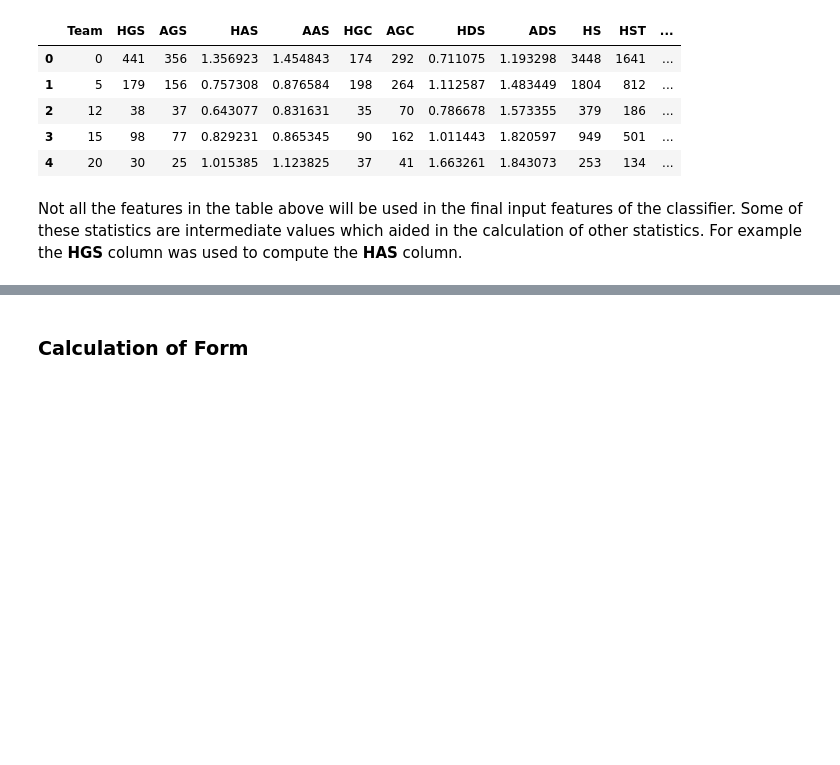
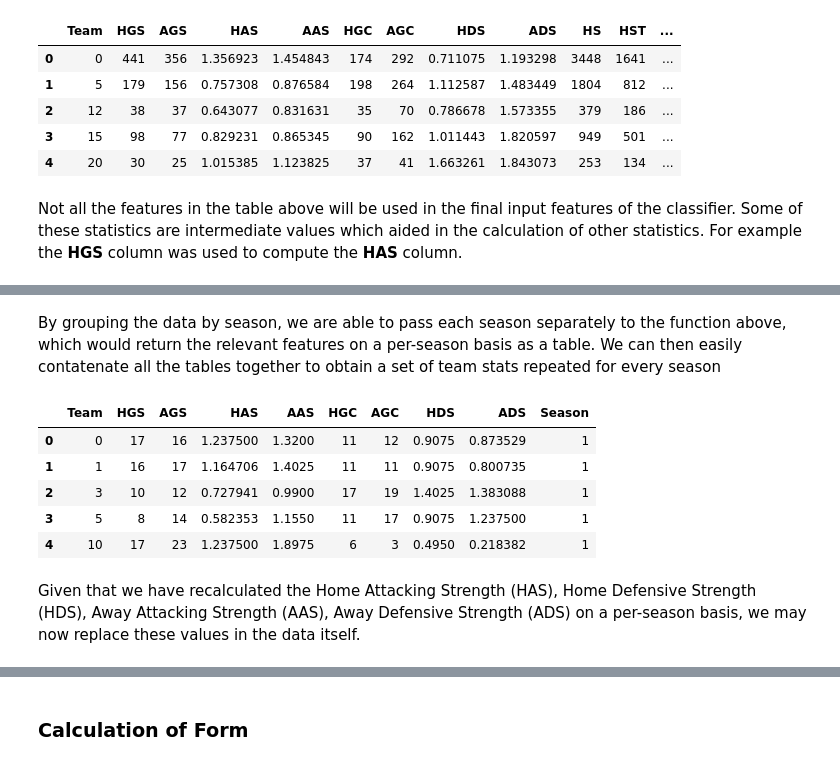
Before and after one commit to arundathi-shanthini/Beat-the-Bookie, a Jupyter notebook: Code/Beat The Bookie.ipynb, the cells around one changed output, grey strips where cells are left out. Saved outputs shown, nothing was run; the diff lists cells and outputs as text; code cells hidden in the pictures; blank space fills up the shorter version.

```diff
--- a/Code/Beat The Bookie.ipynb
+++ b/Code/Beat The Bookie.ipynb
@@ -383,0 +431,42 @@ Not all the features in the table above will be used in the final input features
+# %%
+def get_features_per_season(data_now):
+    table_new = pd.DataFrame(columns=('Team','HGS','AGS','HAS','AAS','HGC','AGC','HDS','ADS','Season'))
+    avg_home_scored = data_now.FTHG.sum() / data_now.FTHG.count()
+    avg_away_scored = data_now.FTAG.sum() / data_now.FTAG.count()
+    avg_home_conceded = avg_away_scored
+    avg_away_conceded = avg_home_scored
+    res_home = data_now.groupby('HomeTeam')
+    res_away = data_now.groupby('AwayTeam')
+    table_new.Team = list(res_home.groups.keys())
+    table_new.Season = res_home['Season'].mean().values
+    table_new.HGS = res_home.FTHG.sum().values
+    table_new.HGC = res_home.FTAG.sum().values
+    table_new.AGS = res_away.FTAG.sum().values
+    table_new.AGC = res_away.FTHG.sum().values
+    table_new.HAS = (np.divide(table_new.HGS, res_home.FTHG.count())) / avg_home_scored
+    table_new.AAS = (np.divide(table_new.AGS,res_home.FTHG.count())) / avg_away_scored
+    table_new.HDS = (np.divide(table_new.HGC,res_home.FTHG.count())) / avg_home_conceded
+    table_new.ADS = (np.divide(table_new.AGC,res_home.FTHG.count())) / avg_away_conceded
+    return table_new
+# %% [markdown]
+By grouping the data by season, we are able to pass each season separately to the function above, which would return the relevant features on a per-season basis as a table. We can then easily contatenate all the tables together to obtain a set of team stats repeated for every season
+# %%
+season_data = data.groupby('Season')
+dataframes = []
+results = []
+for x in season_data.groups:
+    dataframes.append(season_data.get_group(x))
+
+for group in dataframes:
+    results.append(get_features_per_season(group))
+result = pd.concat(results)
+result.head()
+# %% [output]
+|  | Team | HGS | AGS | HAS | AAS | HGC | AGC | HDS | ADS | Season |
+| 0 | 0 | 17 | 16 | 1.237500 | 1.3200 | 11 | 12 | 0.9075 | 0.873529 | 1 |
+| 1 | 1 | 16 | 17 | 1.164706 | 1.4025 | 11 | 11 | 0.9075 | 0.800735 | 1 |
+| 2 | 3 | 10 | 12 | 0.727941 | 0.9900 | 17 | 19 | 1.4025 | 1.383088 | 1 |
+| 3 | 5 | 8 | 14 | 0.582353 | 1.1550 | 11 | 17 | 0.9075 | 1.237500 | 1 |
+| 4 | 10 | 17 | 23 | 1.237500 | 1.8975 | 6 | 3 | 0.4950 | 0.218382 | 1 |
+# %% [markdown]
+Given that we have recalculated the Home Attacking Strength (HAS), Home Defensive Strength (HDS), Away Attacking Strength (AAS), Away Defensive Strength (ADS) on a per-season basis, we may now replace these values in the data itself.
```
Also changed, not shown: parts of 16 cells of this notebook.
